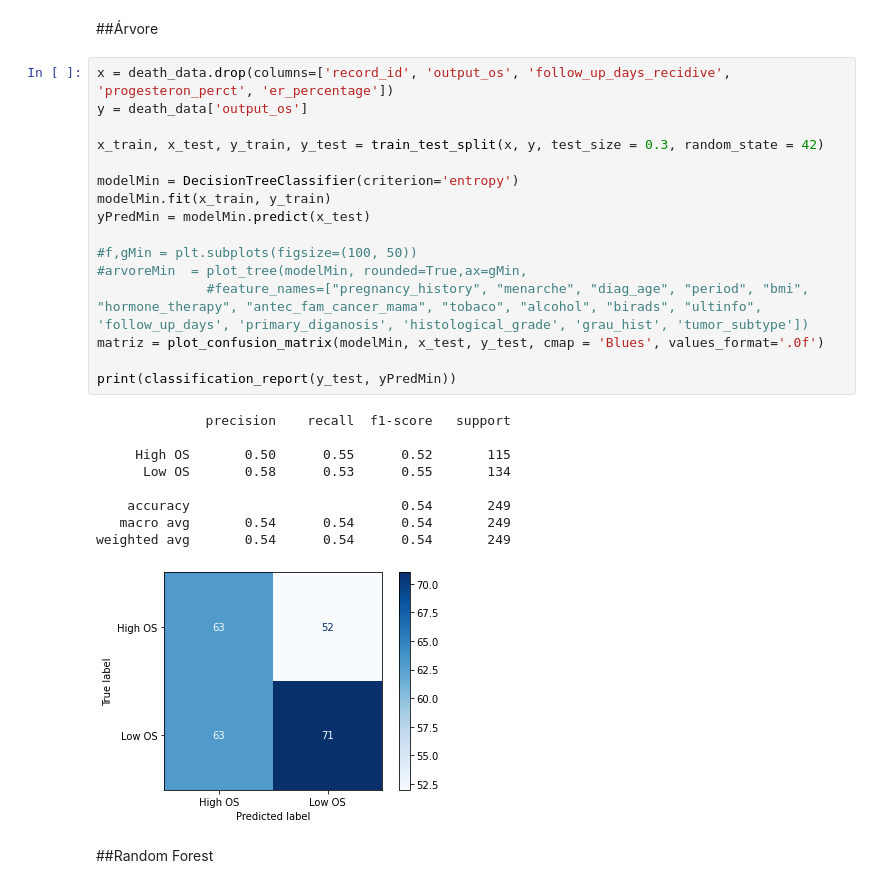
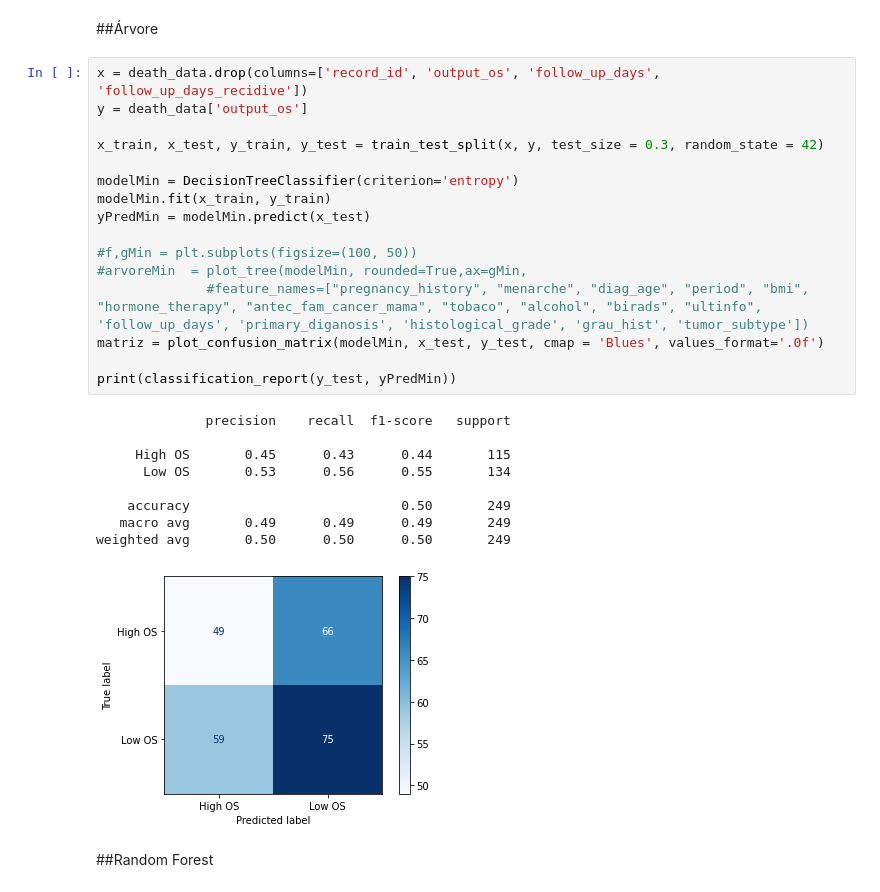
Before and after one commit to 2022M3T4-Inteli/USPIA, a Jupyter notebook: notebooks/avaliacao_modelos.ipynb, the cells around one changed output. Saved outputs shown, nothing was run; the diff lists cells and outputs as text.

```diff
--- a/notebooks/avaliacao_modelos.ipynb
+++ b/notebooks/avaliacao_modelos.ipynb
@@ -695,31 +973,31 @@ weighted avg       0.60      0.54      0.50       249
 # %% [markdown]
 ##Árvore
 # %%
-x = death_data.drop(columns=['record_id', 'output_os', 'follow_up_days_recidive', 'progesteron_perct', 'er_percentage'])
+x = death_data.drop(columns=['record_id', 'output_os', 'follow_up_days',  'follow_up_days_recidive'])
 y = death_data['output_os']
 
 x_train, x_test, y_train, y_test = train_test_split(x, y, test_size = 0.3, random_state = 42)
 
 modelMin = DecisionTreeClassifier(criterion='entropy')
 modelMin.fit(x_train, y_train)
 yPredMin = modelMin.predict(x_test)
 
 #f,gMin = plt.subplots(figsize=(100, 50))
 #arvoreMin  = plot_tree(modelMin, rounded=True,ax=gMin,
               #feature_names=["pregnancy_history", "menarche", "diag_age", "period", "bmi", "hormone_therapy", "antec_fam_cancer_mama", "tobaco", "alcohol", "birads", "ultinfo", 'follow_up_days', 'primary_diganosis', 'histological_grade', 'grau_hist', 'tumor_subtype'])
 matriz = plot_confusion_matrix(modelMin, x_test, y_test, cmap = 'Blues', values_format='.0f')
 
 print(classification_report(y_test, yPredMin))
 # %% [output]
               precision    recall  f1-score   support
 
-     High OS       0.50      0.55      0.52       115
-      Low OS       0.58      0.53      0.55       134
+     High OS       0.45      0.43      0.44       115
+      Low OS       0.53      0.56      0.55       134
 
-    accuracy                           0.54       249
-   macro avg       0.54      0.54      0.54       249
-weighted avg       0.54      0.54      0.54       249
+    accuracy                           0.50       249
+   macro avg       0.49      0.49      0.49       249
+weighted avg       0.50      0.50      0.50       249
-[figure, old version]
+[figure, new version]
 # %% [markdown]
 ##Random Forest
 # %%
```
Also changed, not shown: parts of 61 cells of this notebook.
